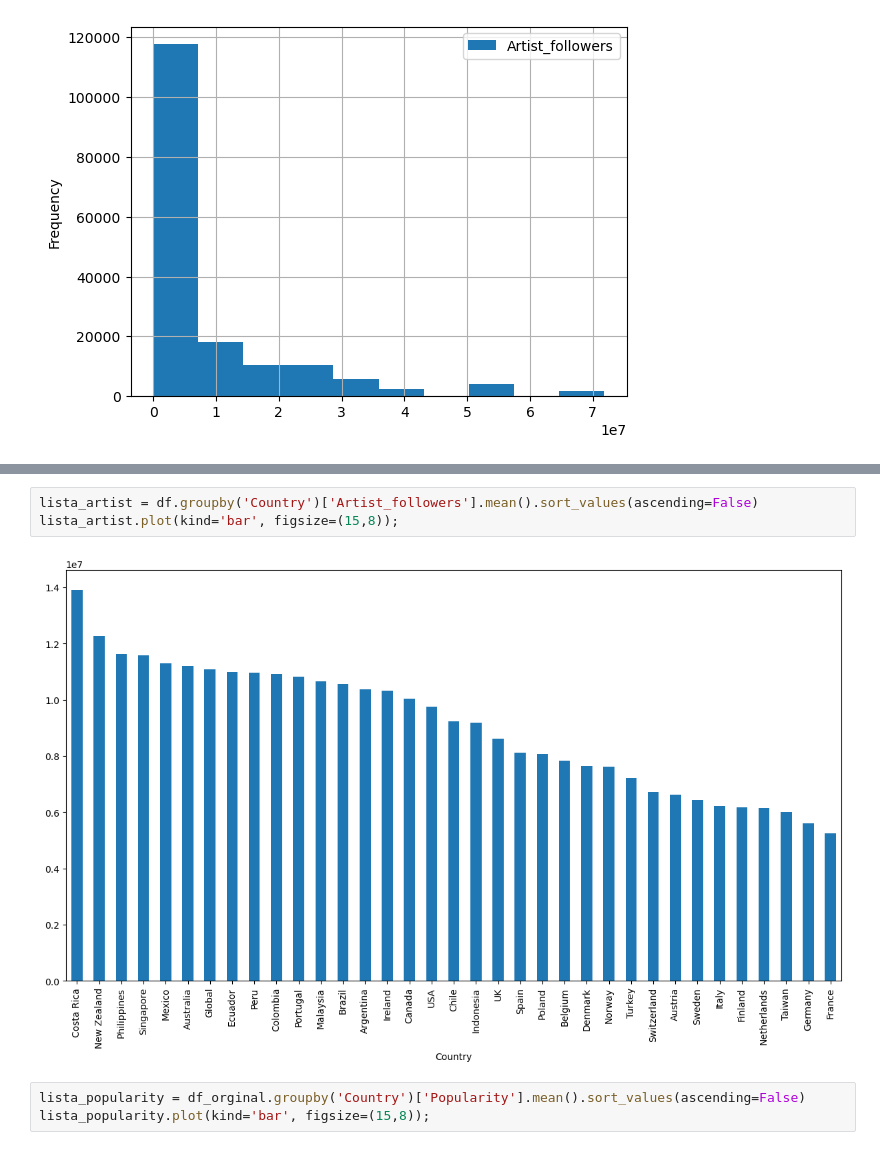
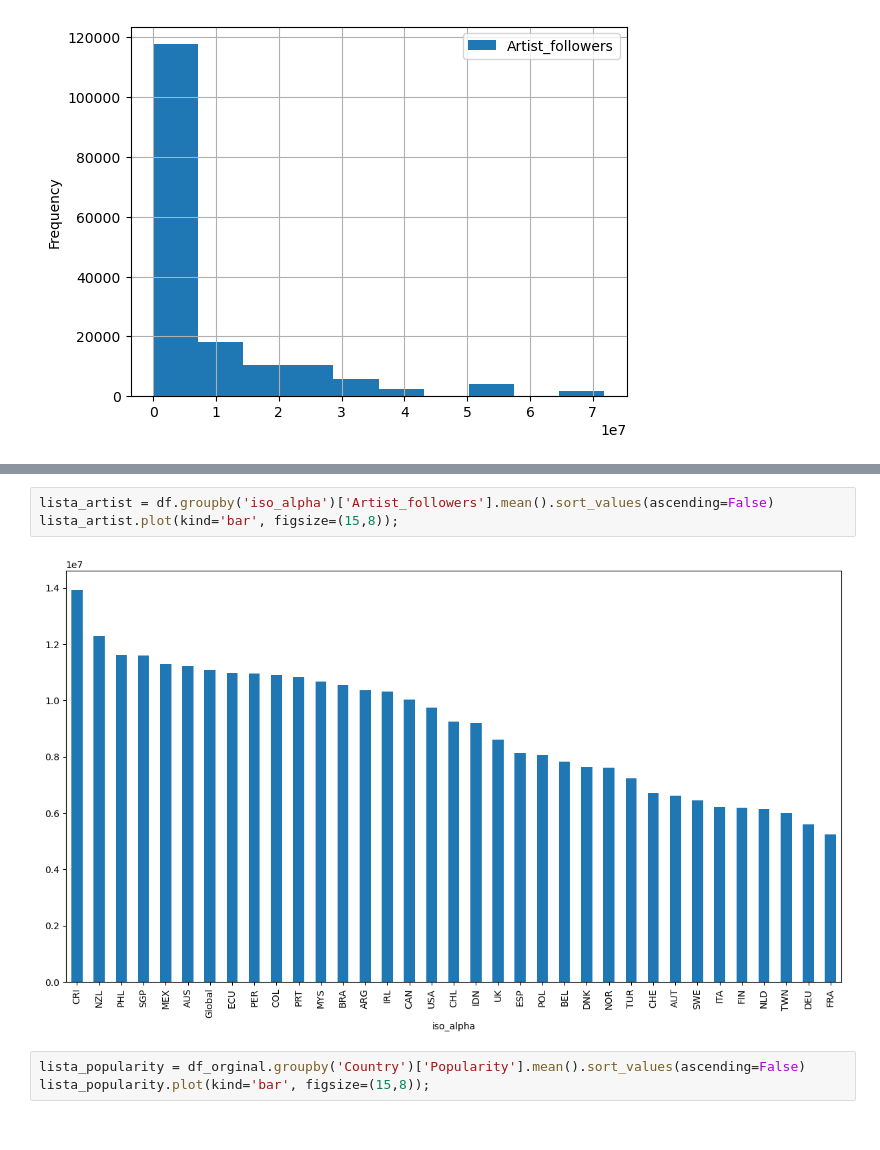
Before and after one commit to infoshareacademy/JDSZR11-chubs_chubs, a Jupyter notebook: Procject_Python_Spotyfiy/Spotyfie_v2.ipynb, the cells around one changed output, grey strips where cells are left out. Saved outputs shown, nothing was run; the diff lists cells and outputs as text.

```diff
--- a/Procject_Python_Spotyfiy/Spotyfie_v2.ipynb
+++ b/Procject_Python_Spotyfiy/Spotyfie_v2.ipynb
@@ -240,8 +242,8 @@ df.head()
 # %%
-lista_artist = df.groupby('Country')['Artist_followers'].mean().sort_values(ascending=False)
+lista_artist = df.groupby('iso_alpha')['Artist_followers'].mean().sort_values(ascending=False)
 lista_artist.plot(kind='bar', figsize=(15,8));
 # %% [output]
-[figure, old version]
+[figure, new version]
 # %%
 lista_popularity = df_orginal.groupby('Country')['Popularity'].mean().sort_values(ascending=False)
 lista_popularity.plot(kind='bar', figsize=(15,8));
```
Also changed, not shown: parts of 14 cells of this notebook.
